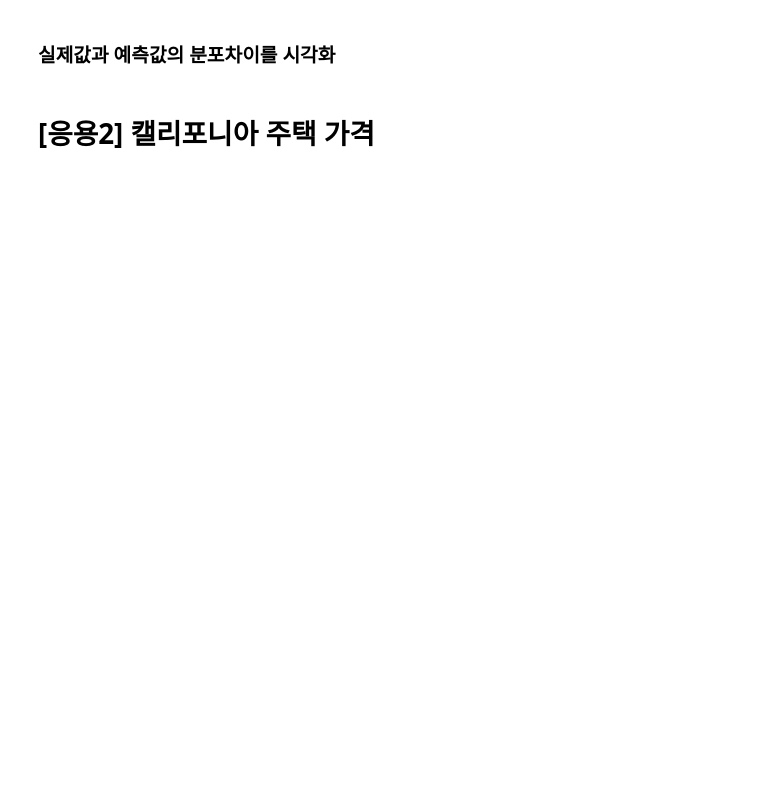
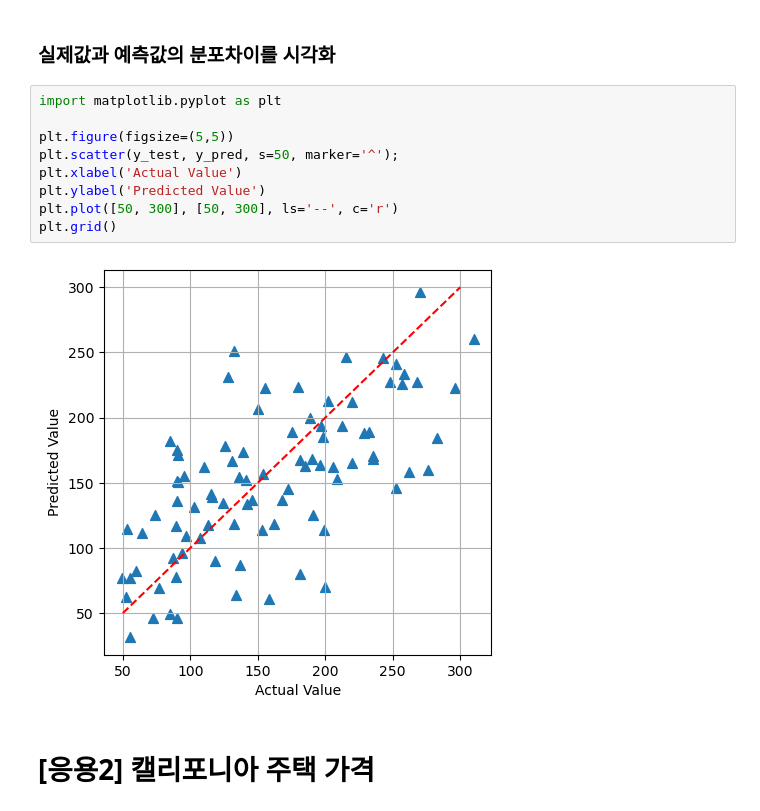
Before and after one commit to Atopiano/pythonbasic, a Jupyter notebook: Machine Learning/220.0. 다중선형회귀.ipynb, the cells around one changed output. Drawn from its saved outputs; the diff is of its cells as text; blank space fills up the shorter version.

```diff
--- a/Machine Learning/220.0. 다중선형회귀.ipynb
+++ b/Machine Learning/220.0. 다중선형회귀.ipynb
@@ -521,5 +602,16 @@ reg.intercept_
 # %% [markdown]
 ###  실제값과 예측값의 분포차이를 시각화
+# %%
+import matplotlib.pyplot as plt
+
+plt.figure(figsize=(5,5))
+plt.scatter(y_test, y_pred, s=50, marker='^');
+plt.xlabel('Actual Value')
+plt.ylabel('Predicted Value')
+plt.plot([50, 300], [50, 300], ls='--', c='r')
+plt.grid()
+# %% [output]
+[figure, added]
 # %% [markdown]
 # [응용2] 캘리포니아 주택 가격
 # %% [markdown]
```
Also changed, not shown: parts of 29 cells of this notebook, 4 other files.
